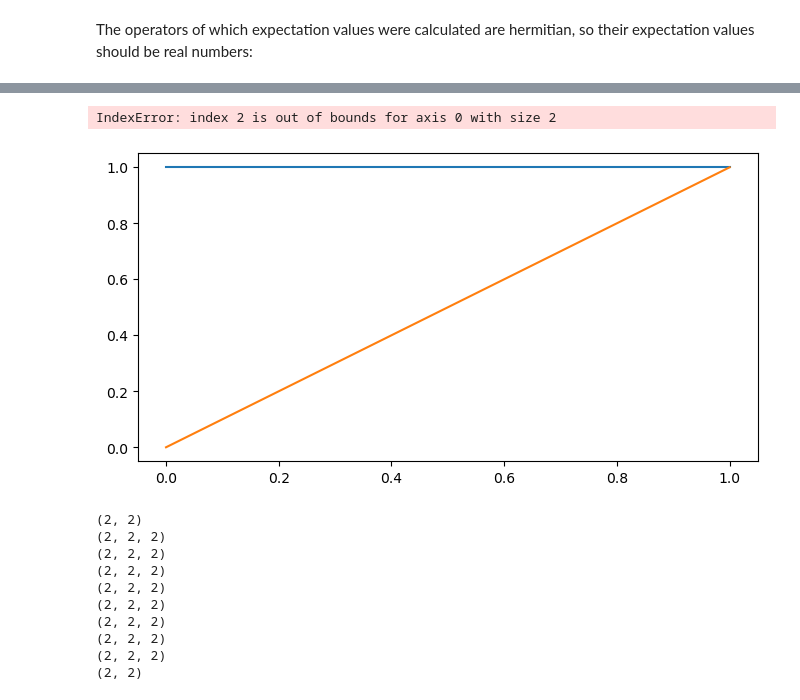
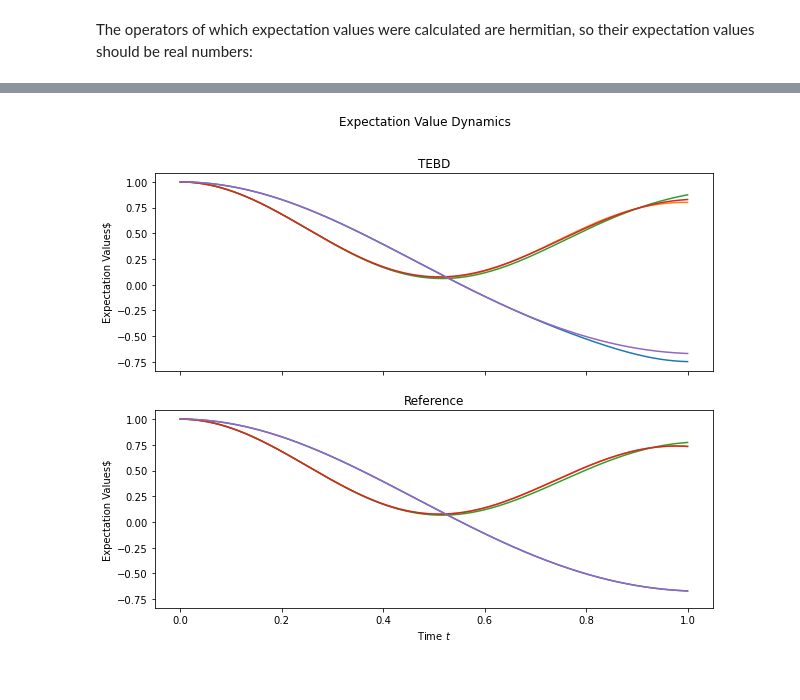
Before and after one commit to Drachier/PyTreeNet, a Jupyter notebook: example_notebooks/tebd_mps.ipynb, the cells around one changed output, grey strips where cells are left out. Saved outputs shown, nothing was run; the diff lists cells and outputs as text; code cells hidden in the pictures.

Commit message:
MPS example of TEBD finished

```diff
--- a/example_notebooks/tebd_mps.ipynb
+++ b/example_notebooks/tebd_mps.ipynb
@@ -19,5 +23,5 @@ As a first step we will initalise a tree tensor network (TTN) representing an MP
 # %%
-num_sites = 10
+num_sites = 5
 
 zero_state = np.asarray([1, 0])
 
@@ -136,0 +187,2 @@ tebd_sim.run()
+# %%
+exp_operator = expm(-1j*time_step_size*ref_hamiltonian)
@@ -136,0 +205,16 @@ tebd_sim.run()
+# %%
+num_time_steps = int(np.ceil(final_time / time_step_size))
+
+results = np.zeros((len(operators) + 1, num_time_steps + 1), dtype=complex)
+
+for time_step in range(num_time_steps + 1):
+    if time_step != 0:
+        ref_state = exp_operator @ ref_state
+
+    conj_state = np.conjugate(ref_state.T)
+    for i, operator in enumerate(operators):
+        results[i,time_step] = conj_state @ operator @ ref_state
+
+    results[-1,time_step] = time_step * time_step_size
+
+results.shape
@@ -149,26 +236,23 @@ max([exp_val.imag for exp_val in tebd_sim.results[0]])
 # %%
-fig = plt.figure(figsize=(8,4))
+ref_times = [time.real for time in results[-1]]
+
+fig, axs = plt.subplots(2, 1, sharex=True, sharey=True, figsize=(10,8))
+
+fig.suptitle("Expectation Value Dynamics")
 
 for site in range(num_sites):
-    plt.plot(times, [exp_val.real for exp_val in tebd_sim.results[site]])
+    axs[0].plot(times, [exp_val.real for exp_val in tebd_sim.results[site]])
 
-plt.xlabel("Time $t$")
-plt.ylabel("Expectation Values$")
+axs[0].set_ylabel("Expectation Values$")
+axs[0].set_title("TEBD")
+
+for site in range(num_sites):
+    axs[1].plot(ref_times, [exp_val.real for exp_val in results[site]])
+
+axs[1].set_xlabel("Time $t$")
+axs[1].set_ylabel("Expectation Values$")
+axs[1].set_title("Reference")
+
+plt.show()
 # %% [output]
-IndexError: index 2 is out of bounds for axis 0 with size 2
-[figure, old version]
+[figure, new version]
-# %%
-for node_id in tebd_sim.state.nodes:
-    local_tensor = tebd_sim.state.nodes[node_id].tensor
-    print(local_tensor.shape)
-# %% [output]
-(2, 2)
-(2, 2, 2)
-(2, 2, 2)
-(2, 2, 2)
-(2, 2, 2)
-(2, 2, 2)
-(2, 2, 2)
-(2, 2, 2)
-(2, 2, 2)
-(2, 2)
```
Also changed, not shown: parts of 20 cells of this notebook, 2 other files.
